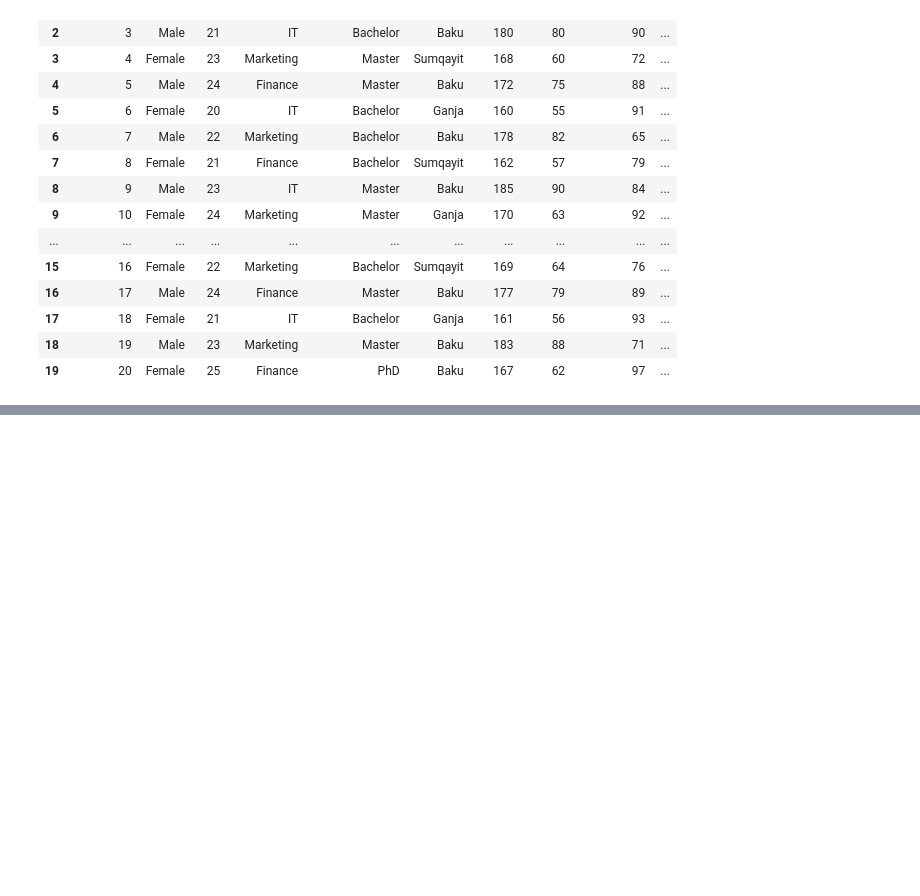
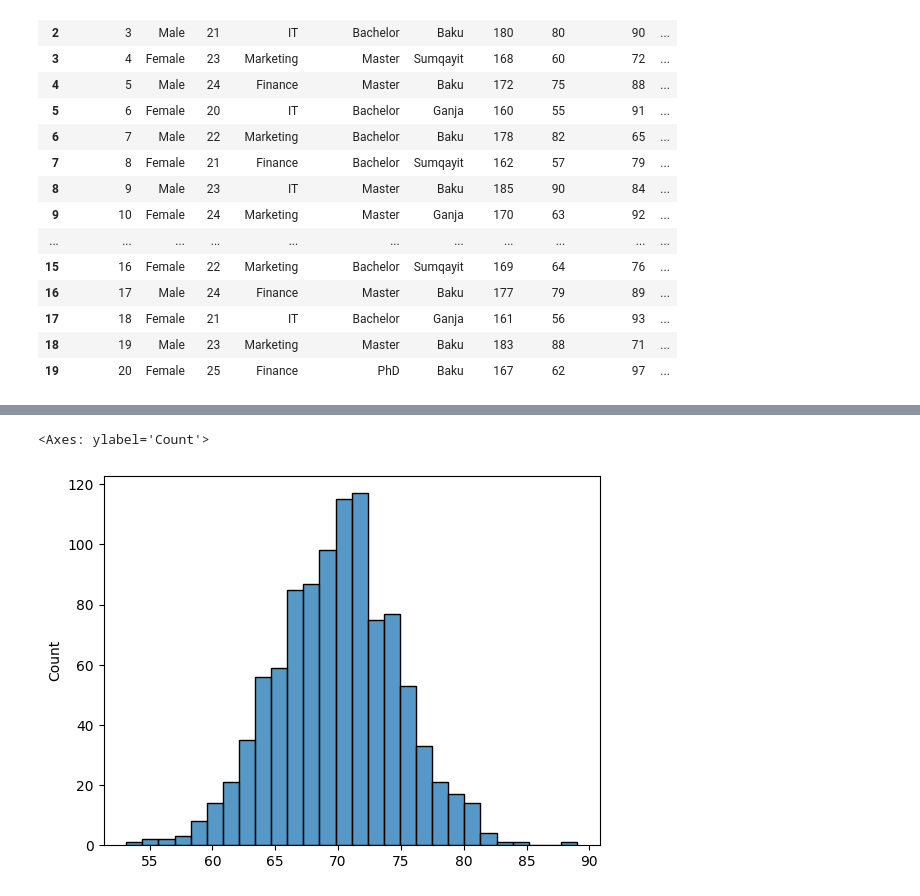
Before and after one commit to Ayan282/colab, a Jupyter notebook: statistika4.ipynb, the cells around one changed output, grey strips where cells are left out. Cells and saved outputs as stored; diff of their text form; code cells hidden in the pictures; blank space fills up the shorter version.

```diff
--- a/statistika4.ipynb
+++ b/statistika4.ipynb
@@ -110,0 +168,5 @@ df
+# %%
+mean_score=70
+std_score=5
+# %%
+sim_data=np.random.normal(loc=mean_score, scale=std_score, size=1000)
@@ -110,0 +180,5 @@ df
+# %%
+sns.histplot(x=sim_data)
+# %% [output]
+<Axes: ylabel='Count'>
+[figure, added]
```
Also changed, not shown: parts of 16 cells of this notebook.
